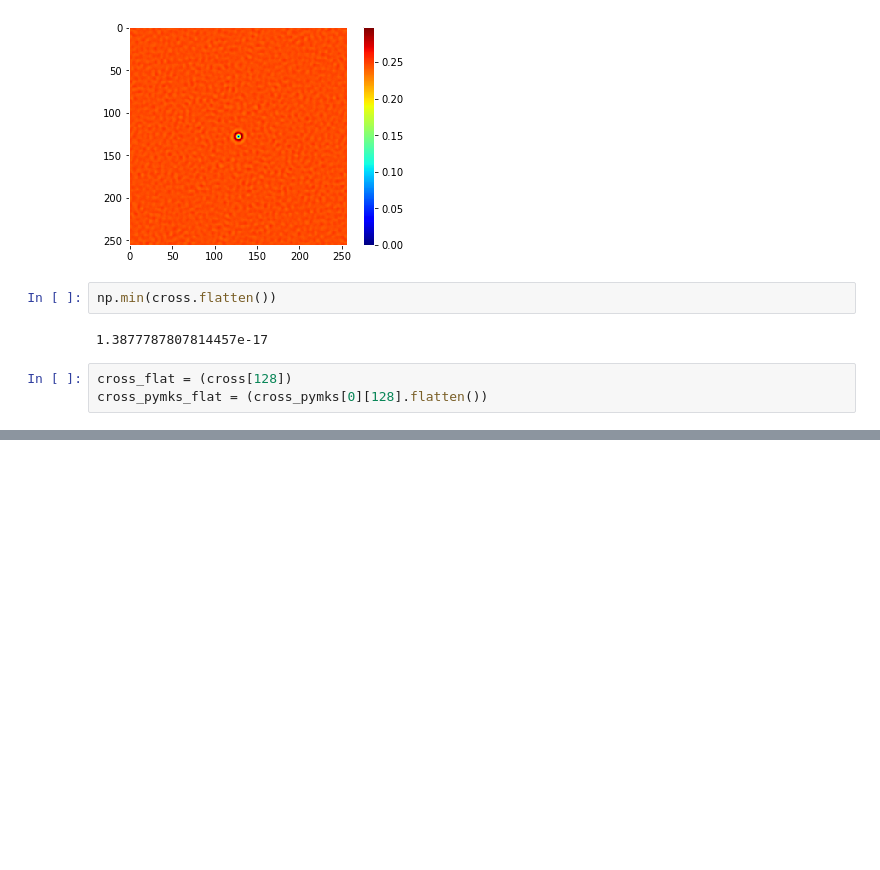
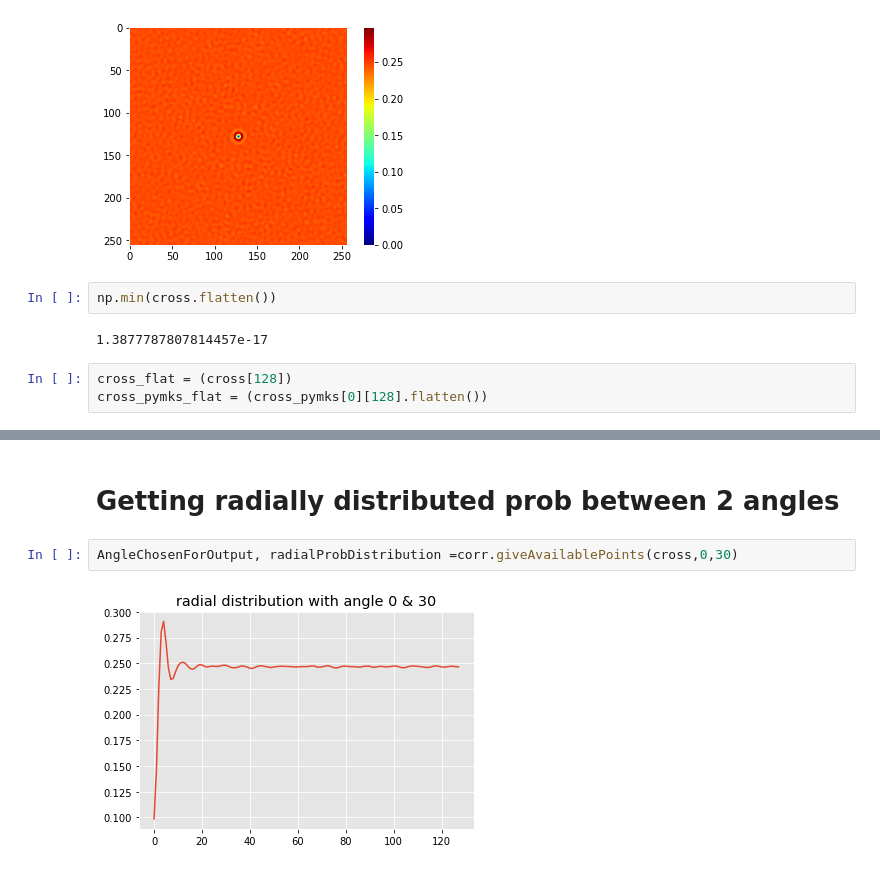
Before and after one commit to nhgowtham/MicrostructureStatistics, a Jupyter notebook: 2 point correlations example.ipynb, the cells around one changed output, grey strips where cells are left out. Saved outputs shown, nothing was run; the diff lists cells and outputs as text; blank space fills up the shorter version.

```diff
--- a/2 point correlations example.ipynb
+++ b/2 point correlations example.ipynb
@@ -124,0 +124,6 @@ array([0.2481842 , 0.24694824, 0.24710083, 0.24784851, 0.2481842 ,
+# %% [markdown]
+# Getting radially distributed prob between 2 angles
+# %%
+AngleChosenForOutput, radialProbDistribution =corr.giveAvailablePoints(cross,0,30)
+# %% [output]
+[figure, added]
```
Also changed, not shown: parts of 10 cells of this notebook, 2 other files.
